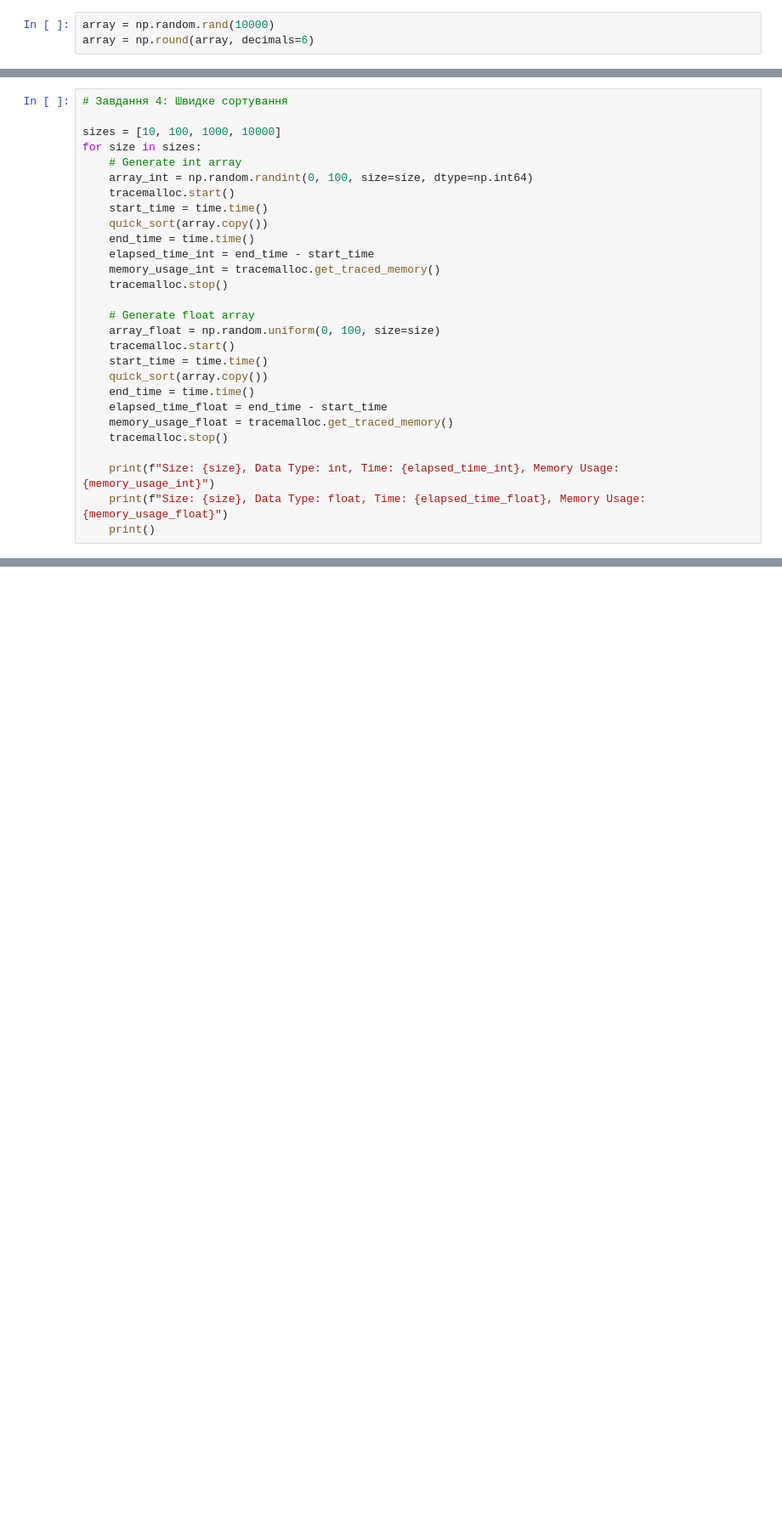
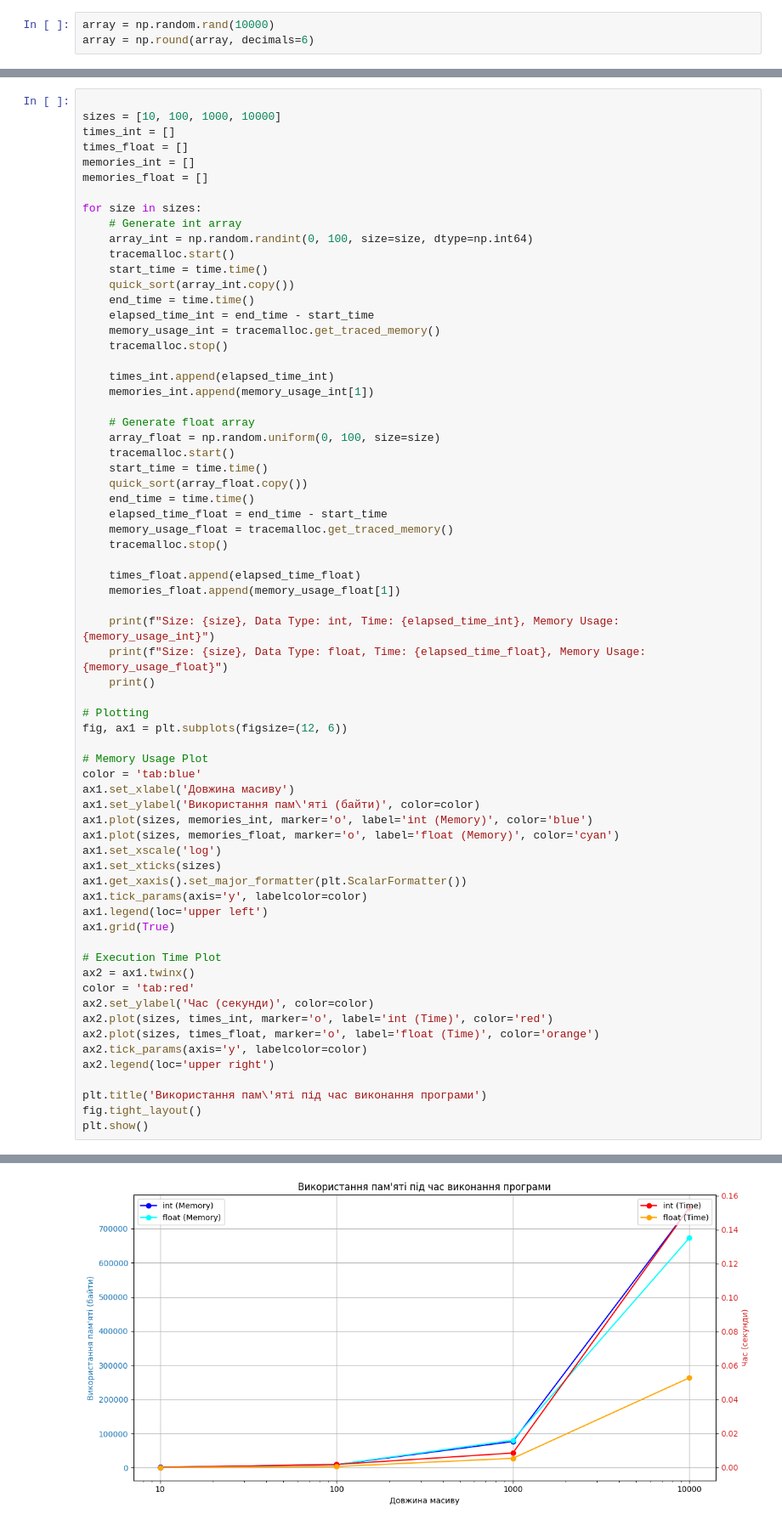
Before and after one commit to MykolaMudryk/LPNU-Theory-of-Algorithms-and-Data-Structures, a Jupyter notebook: lab02/mymain.ipynb, the cells around one changed output, grey strips where cells are left out. Shown at 85% size. Cells and saved outputs as stored; diff of their text form; blank space fills up the shorter version.

```diff
--- a/lab02/mymain.ipynb
+++ b/lab02/mymain.ipynb
@@ -166,29 +298,68 @@ KeyboardInterrupt:
 # %%
-# Завдання 4: Швидке сортування
 
 sizes = [10, 100, 1000, 10000]
+times_int = []
+times_float = []
+memories_int = []
+memories_float = []
+
 for size in sizes:
     # Generate int array
     array_int = np.random.randint(0, 100, size=size, dtype=np.int64)
     tracemalloc.start()
     start_time = time.time()
-    quick_sort(array.copy())
+    quick_sort(array_int.copy())
     end_time = time.time()
     elapsed_time_int = end_time - start_time
     memory_usage_int = tracemalloc.get_traced_memory()
     tracemalloc.stop()
 
+    times_int.append(elapsed_time_int)
+    memories_int.append(memory_usage_int[1])
+
     # Generate float array
     array_float = np.random.uniform(0, 100, size=size)
     tracemalloc.start()
     start_time = time.time()
-    quick_sort(array.copy())
+    quick_sort(array_float.copy())
     end_time = time.time()
     elapsed_time_float = end_time - start_time
     memory_usage_float = tracemalloc.get_traced_memory()
     tracemalloc.stop()
 
+    times_float.append(elapsed_time_float)
+    memories_float.append(memory_usage_float[1])
+
     print(f"Size: {size}, Data Type: int, Time: {elapsed_time_int}, Memory Usage: {memory_usage_int}")
     print(f"Size: {size}, Data Type: float, Time: {elapsed_time_float}, Memory Usage: {memory_usage_float}")
     print()
+
+# Plotting
+fig, ax1 = plt.subplots(figsize=(12, 6))
+
+# Memory Usage Plot
+color = 'tab:blue'
+ax1.set_xlabel('Довжина масиву')
+ax1.set_ylabel('Використання пам\'яті (байти)', color=color)
+ax1.plot(sizes, memories_int, marker='o', label='int (Memory)', color='blue')
+ax1.plot(sizes, memories_float, marker='o', label='float (Memory)', color='cyan')
+ax1.set_xscale('log')
+ax1.set_xticks(sizes)
+ax1.get_xaxis().set_major_formatter(plt.ScalarFormatter())
+ax1.tick_params(axis='y', labelcolor=color)
+ax1.legend(loc='upper left')
+ax1.grid(True)
+
+# Execution Time Plot
+ax2 = ax1.twinx()
+color = 'tab:red'
+ax2.set_ylabel('Час (секунди)', color=color)
+ax2.plot(sizes, times_int, marker='o', label='int (Time)', color='red')
+ax2.plot(sizes, times_float, marker='o', label='float (Time)', color='orange')
+ax2.tick_params(axis='y', labelcolor=color)
+ax2.legend(loc='upper right')
+
+plt.title('Використання пам\'яті під час виконання програми')
+fig.tight_layout()
+plt.show()
 # %% [output]
@@ -197 +377,2 @@ Memory Usage: (6698, 720177)
+[figure, added]
 # %%
```
Also changed, not shown: parts of 6 cells of this notebook, 12 other files.
